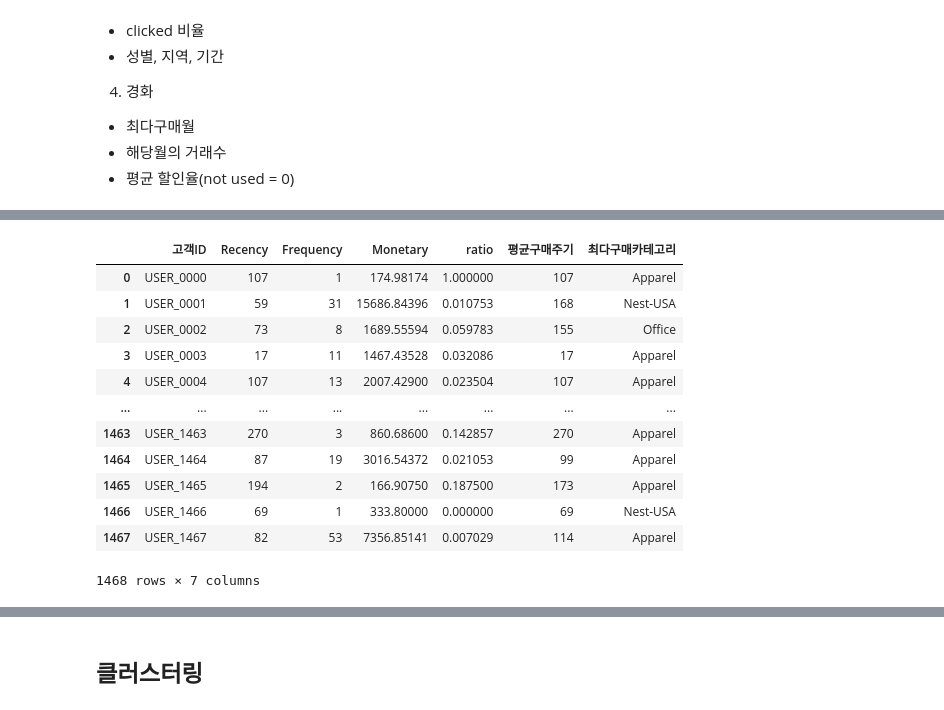
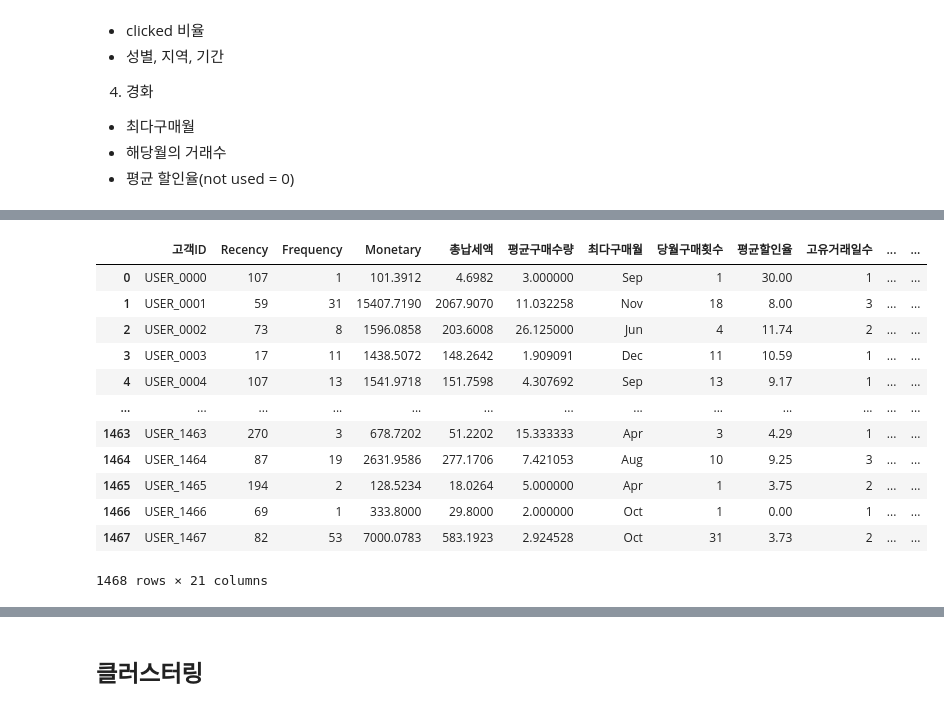
Before and after one commit to ColorConeHead/final_project, a Jupyter notebook: merge.ipynb, the cells around one changed output, grey strips where cells are left out. Cells and saved outputs as stored; diff of their text form; code cells hidden in the pictures.

```diff
--- a/merge.ipynb
+++ b/merge.ipynb
@@ -330,12 +251,14 @@ GST	       - 총납세액
 today_date = dt.datetime(2019,12,31)
 rfm = pd.DataFrame(df.groupby('고객ID').agg({'거래ID':'nunique',
                           '총금액':'sum',
-                          '거래날짜': lambda x: (today_date - x.max()).days}))
+                          '거래날짜': lambda x: (today_date - x.max()).days,
+                          '납세액':'sum'}))
 
 rfm = rfm.rename(columns={'거래ID':'Frequency',
                           '총금액':'Monetary',
-                          '거래날짜':'Recency'})
-rfm = rfm[['Recency', 'Frequency', 'Monetary']]
+                          '거래날짜':'Recency',
+                          '납세액':'총납세액'})
+rfm = rfm[['Recency', 'Frequency', 'Monetary', '총납세액']]
 # %%
 rfm.info()
 # %% [output]
@@ -351,0 +286,10 @@ memory usage: 45.9+ KB
+# %%
+temp = pd.DataFrame(df.groupby(['고객ID', '거래ID'])['수량'].sum()).reset_index()
+
+mean_purchase_quantity = temp.groupby('고객ID')['수량'].mean().reset_index()
+# 'rfm' 테이블에 고객ID를 기준으로 merge
+rfm = pd.merge(rfm, mean_purchase_quantity, on='고객ID', how='left')
+
+# 컬럼명 변경
+rfm.rename(columns={'수량': '평균구매수량'}, inplace=True)
+rfm.head()
@@ -351,0 +303,14 @@ memory usage: 45.9+ KB
+# %%
+kh_mon = df.groupby(['고객ID', '월'])['거래ID'].nunique().reset_index(name='구매횟수')
+kh_mon = kh_mon.loc[kh_mon.groupby('고객ID')['구매횟수'].idxmax()]
+kh_mon = kh_mon.rename(columns={'월':'최다구매월'})
+
+
+df['real_discount'] = df['할인율'] * df['true_discount']
+dis_kh = df.groupby('고객ID')['real_discount'].mean().reset_index()
+dis_kh['real_discount'] = dis_kh['real_discount'].round(2)
+dis_kh = dis_kh.rename(columns={'real_discount':'평균할인율'})
+
+rfm= pd.merge(rfm,kh_mon, how='inner',on='고객ID')
+rfm= pd.merge(rfm,dis_kh, how='inner',on='고객ID')
+rfm
@@ -351,0 +331,9 @@ memory usage: 45.9+ KB
+# %%
+unique_transaction_date = df.groupby('고객ID')['거래날짜'].nunique()
+
+# 'rfm' 테이블에 고객ID를 기준으로 merge
+rfm = pd.merge(rfm, unique_transaction_date, on='고객ID', how='left')
+
+# 컬럼명 변경
+rfm.rename(columns={'거래날짜': '고유거래일수'}, inplace=True)
+rfm.head()
@@ -376,22 +371,23 @@ rfm['평균구매주기'] = rfm['평균구매주기'].dt.days
 # 클러스터링에 사용할 유저 특성 테이블
 rfm = pd.merge(rfm, mode_category, how='left', on='고객ID')
 # %%
-rfm = rfm.rename(columns={'제품카테고리':'최다구매카테고리'})
+rfm = rfm.rename(columns={'제품카테고리':'최다구매카테고리',
+                          '구매횟수':'당월구매횟수'})
 rfm
 # %% [output]
-|  | 고객ID | Recency | Frequency | Monetary | ratio | 평균구매주기 | 최다구매카테고리 |
-| 0 | USER_0000 | 107 | 1 | 174.98174 | 1.000000 | 107 | Apparel |
-| 1 | USER_0001 | 59 | 31 | 15686.84396 | 0.010753 | 168 | Nest-USA |
-| 2 | USER_0002 | 73 | 8 | 1689.55594 | 0.059783 | 155 | Office |
-| 3 | USER_0003 | 17 | 11 | 1467.43528 | 0.032086 | 17 | Apparel |
-| 4 | USER_0004 | 107 | 13 | 2007.42900 | 0.023504 | 107 | Apparel |
-| ... | ... | ... | ... | ... | ... | ... | ... |
-| 1463 | USER_1463 | 270 | 3 | 860.68600 | 0.142857 | 270 | Apparel |
-| 1464 | USER_1464 | 87 | 19 | 3016.54372 | 0.021053 | 99 | Apparel |
-| 1465 | USER_1465 | 194 | 2 | 166.90750 | 0.187500 | 173 | Apparel |
-| 1466 | USER_1466 | 69 | 1 | 333.80000 | 0.000000 | 69 | Nest-USA |
-| 1467 | USER_1467 | 82 | 53 | 7356.85141 | 0.007029 | 114 | Apparel |
+|  | 고객ID | Recency | Frequency | Monetary | 총납세액 | 평균구매수량 | 최다구매월 | 당월구매횟수 | 평균할인율 | 고유거래일수 | ... | ... |
+| 0 | USER_0000 | 107 | 1 | 101.3912 | 4.6982 | 3.000000 | Sep | 1 | 30.00 | 1 | ... | ... |
+| 1 | USER_0001 | 59 | 31 | 15407.7190 | 2067.9070 | 11.032258 | Nov | 18 | 8.00 | 3 | ... | ... |
+| 2 | USER_0002 | 73 | 8 | 1596.0858 | 203.6008 | 26.125000 | Jun | 4 | 11.74 | 2 | ... | ... |
+| 3 | USER_0003 | 17 | 11 | 1438.5072 | 148.2642 | 1.909091 | Dec | 11 | 10.59 | 1 | ... | ... |
+| 4 | USER_0004 | 107 | 13 | 1541.9718 | 151.7598 | 4.307692 | Sep | 13 | 9.17 | 1 | ... | ... |
+| ... | ... | ... | ... | ... | ... | ... | ... | ... | ... | ... | ... | ... |
+| 1463 | USER_1463 | 270 | 3 | 678.7202 | 51.2202 | 15.333333 | Apr | 3 | 4.29 | 1 | ... | ... |
+| 1464 | USER_1464 | 87 | 19 | 2631.9586 | 277.1706 | 7.421053 | Aug | 10 | 9.25 | 3 | ... | ... |
+| 1465 | USER_1465 | 194 | 2 | 128.5234 | 18.0264 | 5.000000 | Apr | 1 | 3.75 | 2 | ... | ... |
+| 1466 | USER_1466 | 69 | 1 | 333.8000 | 29.8000 | 2.000000 | Oct | 1 | 0.00 | 1 | ... | ... |
+| 1467 | USER_1467 | 82 | 53 | 7000.0783 | 583.1923 | 2.924528 | Oct | 31 | 3.73 | 2 | ... | ... |
-1468 rows × 7 columns
+1468 rows × 21 columns
 # %%
 rfm = pd.merge(rfm, user_region, how='left', on='고객ID')
 rfm
```
Also changed, not shown: parts of 43 cells of this notebook, 1 other file.
